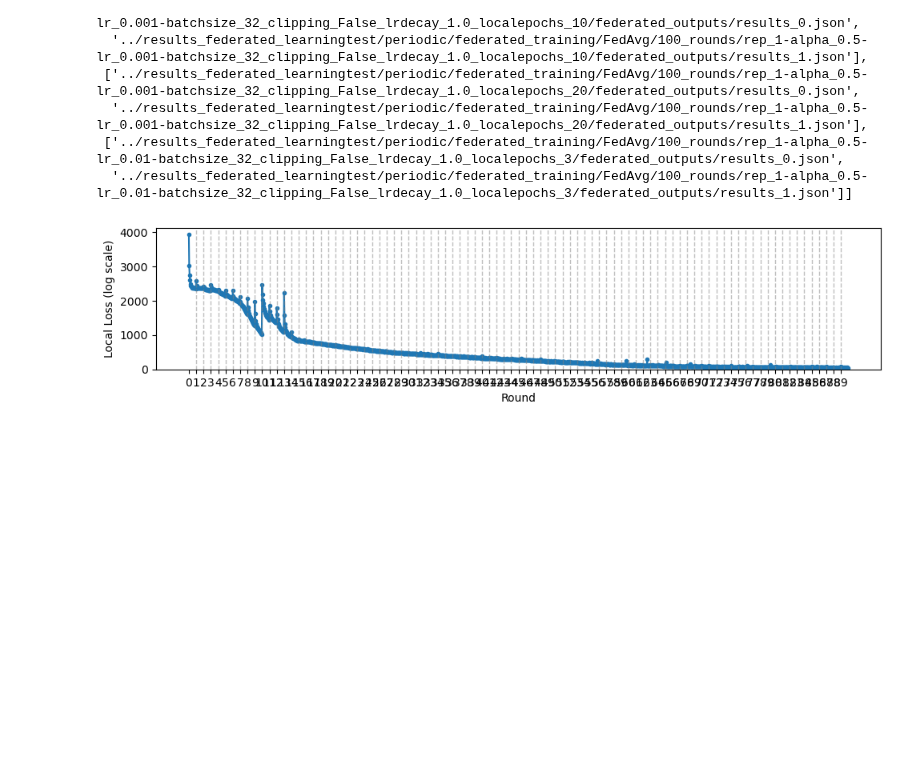
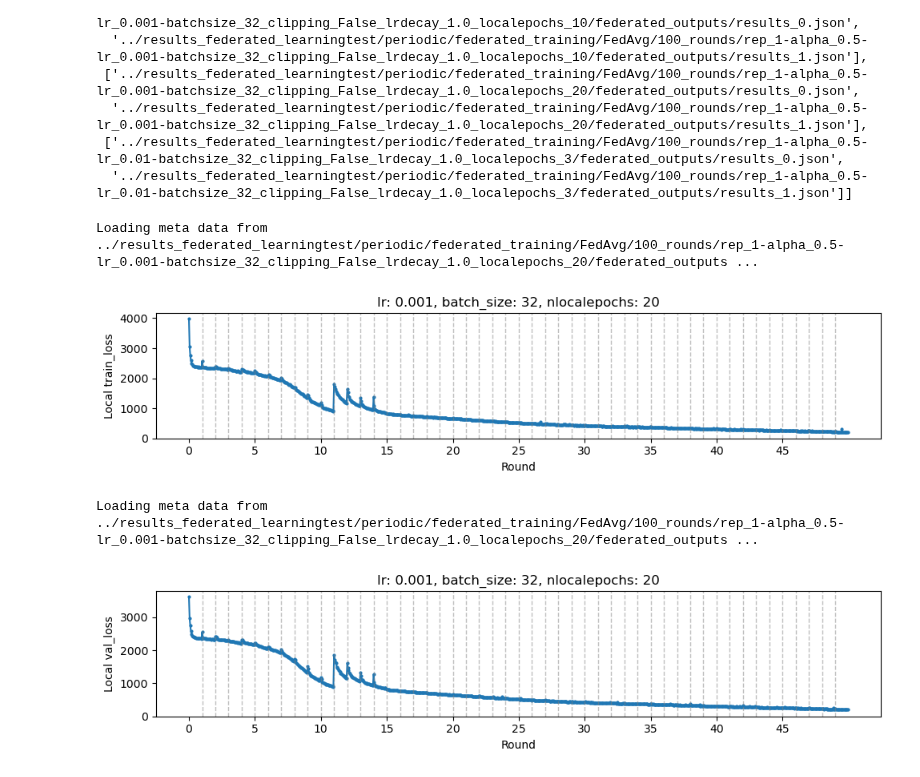
Before and after one commit to luisas/fl4tsf, a Jupyter notebook: analysis/03_federated_training.ipynb, the cells around one changed output. Cells and saved outputs as stored; diff of their text form; code cells hidden in the pictures; blank space fills up the shorter version.

```diff
--- a/analysis/03_federated_training.ipynb
+++ b/analysis/03_federated_training.ipynb
@@ -145,12 +149,26 @@ plt.show()
 # %% [markdown]
 # Zoom in into the clients
 # %%
-def plot_client_loss(file, nrounds=None):
+def plot_client_loss(file, type_loss ="train_loss", nrounds=None):
 
     # Load JSON file
     with open(file, "r") as f:
         data = json.load(f)
 
+
+    # extarct from the file name the lr, batchsize, nlocalepochs, clipping, lrdecay
+    # remove the last part of the file name
+    file_path = file.replace("results_0.json", "")
+    file_path = file_path.replace("results_1.json", "")
+    meta_file = file_path + "meta.csv"
+    print(f"Loading meta data from {meta_file}")
+    meta_data = pd.read_csv(meta_file)
+    lr = meta_data['lr'].item()
+    batch_size = meta_data['batch_size'].item()
+    clipping = meta_data['gradientclipping'].item()
+    lrdecay = meta_data['lrdecay'].item()
+    nlocalepochs = meta_data['localepochs'].item()
+    title = f"lr: {lr}, batch_size: {batch_size}, nlocalepochs: {nlocalepochs}"
 
     # Extract loss values, rounds, and epochs
     loss_values = []
@@ -161,7 +179,7 @@ def plot_client_loss(file, nrounds=None):
 
     for entry in data["client_train"]:
         round_number = entry["round"]
-        for loss in entry["train_loss"]:
+        for loss in entry[type_loss]:
             rounds.append(round_number)
             loss_values.append(loss)
             epochs.append(epoch_count)
@@ -177,7 +195,7 @@ def plot_client_loss(file, nrounds=None):
     # make it smaller
     plt.figure(figsize=(10, 2.5))
     # Plot loss values sequentially across rounds and epochs
-    plt.plot(epochs, loss_values, marker='o', label="Loss across epochs", markersize=3)
+    plt.plot(epochs, loss_values, marker='o', label="Loss across epochs", markersize=2)
 
     # add 1 to the round
     # Add verl lines for each round number
@@ -192,13 +210,13 @@ def plot_client_loss(file, nrounds=None):
     # Customize x-axis ticks to represent rounds
     xticks = [i for i, round_number in enumerate(rounds) if i == 0 or rounds[i] != rounds[i-1]]
     # plot it only every 10th round
-    xticks = [i for i in xticks if i % 10 == 0 or i == 0]
+    xticks = [i for i in xticks if i % 100 == 0 or i == 0]
     plt.xticks(xticks, [rounds[i] for i in xticks])
     # log scale y
-
+    plt.title(title)
     plt.ylim(bottom=0)
     plt.xlabel("Round")
-    plt.ylabel("Local Loss (log scale)")
+    plt.ylabel(f"Local {type_loss}")
     plt.tight_layout()
     plt.show()
 # %%
@@ -220,9 +238,15 @@ files
  ['../results_federated_learningtest/periodic/federated_training/FedAvg/100_rounds/rep_1-alpha_0.5-lr_0.01-batchsize_32_clipping_False_lrdecay_1.0_localepochs_3/federated_outputs/results_0.json',
   '../results_federated_learningtest/periodic/federated_training/FedAvg/100_rounds/rep_1-alpha_0.5-lr_0.01-batchsize_32_clipping_False_lrdecay_1.0_localepochs_3/federated_outputs/results_1.json']]
 # %%
-plot_client_loss(files[4][1], 90)
+client_file = '../results_federated_learningtest/periodic/federated_training/FedAvg/100_rounds/rep_1-alpha_0.5-lr_0.001-batchsize_32_clipping_False_lrdecay_1.0_localepochs_20/federated_outputs/results_0.json'
+n = 50
+plot_client_loss(client_file, type_loss = "train_loss", nrounds = n)
+plot_client_loss(client_file, type_loss = "val_loss", nrounds = n)
 # %% [output]
+Loading meta data from ../results_federated_learningtest/periodic/federated_training/FedAvg/100_rounds/rep_1-alpha_0.5-lr_0.001-batchsize_32_clipping_False_lrdecay_1.0_localepochs_20/federated_outputs ...
-[figure, old version]
+[figure, new version]
+Loading meta data from ../results_federated_learningtest/periodic/federated_training/FedAvg/100_rounds/rep_1-alpha_0.5-lr_0.001-batchsize_32_clipping_False_lrdecay_1.0_localepochs_20/federated_outputs ...
+[figure, added]
 # %%
 # check the min loss
 min_loss = df_federated_evaluate['loss'].min()
```
Also changed, not shown: parts of 4 cells of this notebook, 5 other files.
